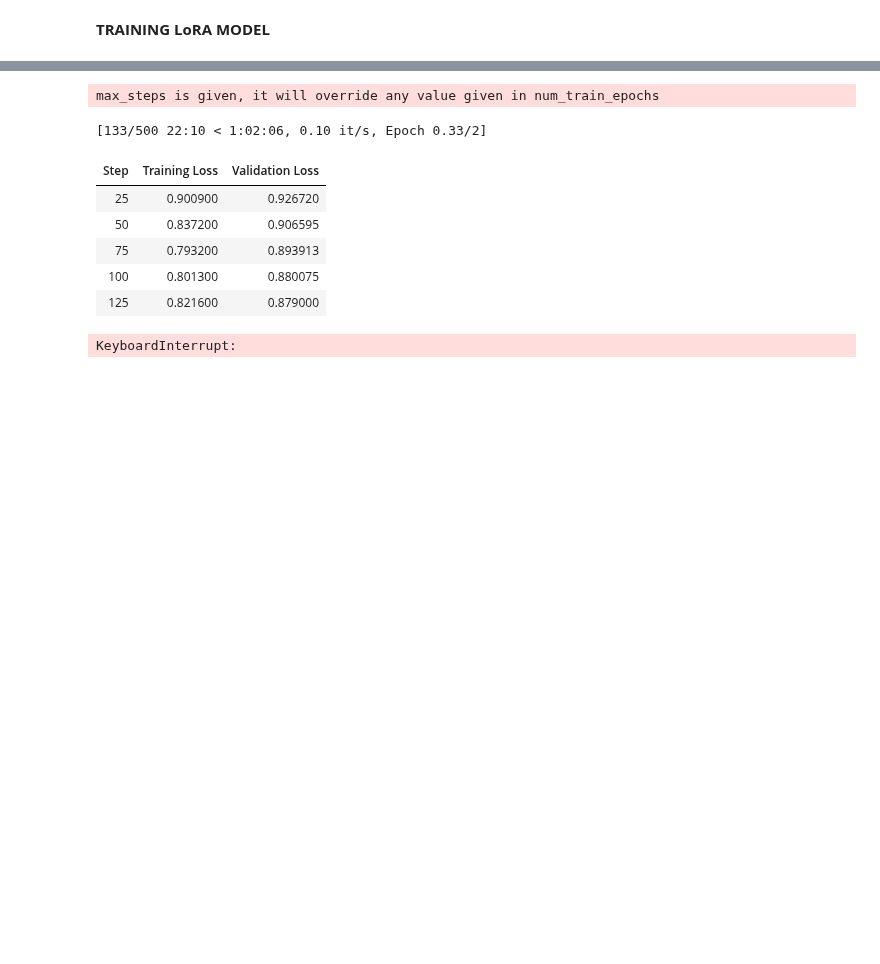
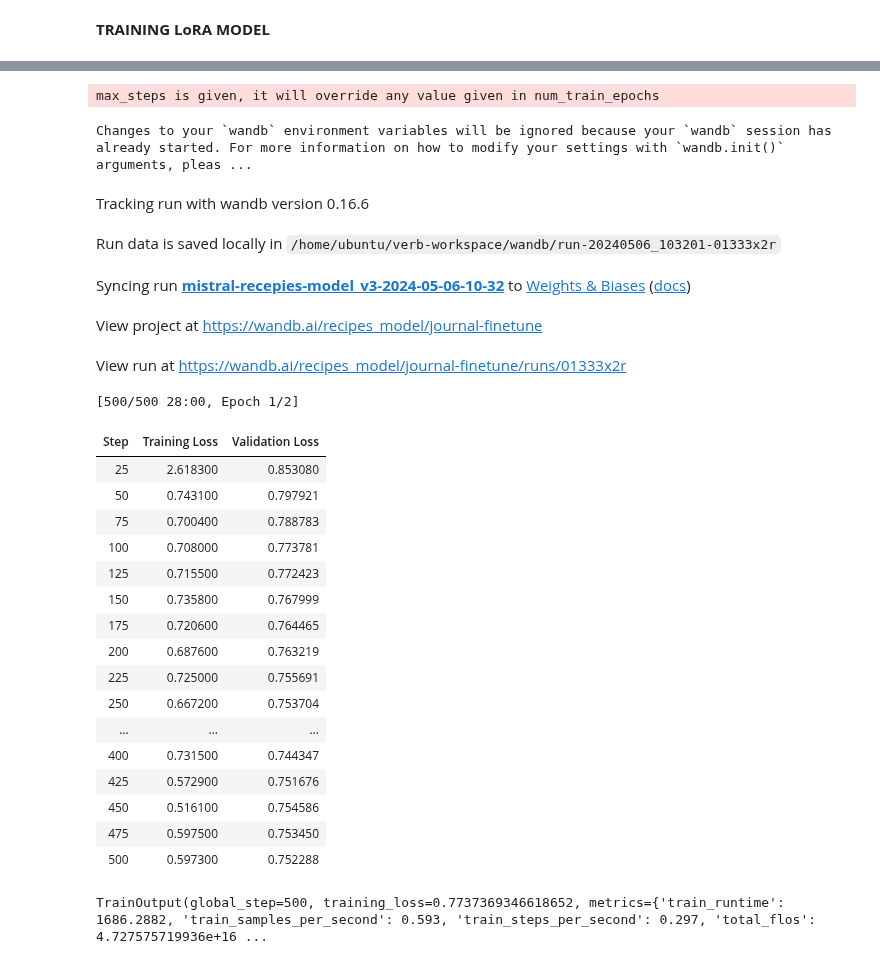
Before and after one commit to MattRamb97/Erasmus_Hardgainers, a Jupyter notebook: Recipes_model_v3.ipynb, the cells around one changed output, grey strips where cells are left out. Cells and saved outputs as stored; diff of their text form; code cells hidden in the pictures; blank space fills up the shorter version.

```diff
--- a/Recipes_model_v3.ipynb
+++ b/Recipes_model_v3.ipynb
@@ -101,7 +104,7 @@ Requirement already satisfied: networkx in /usr/local/lib/python3.10/dist-packag
 Create a formatting_func to structure training examples as prompts.
 # %%
 def formatting_func(ingredients, title, instructions):
-    text = f"Ingredients: {ingredients} ### Expected Output: ### Title: {title} ### Instructions: {instructions}"
+    text = f"### Ingredients: {ingredients}\n### Generate Title and Instructions:\n### Title:{title}\n### Instructions: {instructions}"
 
     return text
 # %% [markdown]
@@ -187,5 +176,5 @@ plot_data_lengths(tokenized_titles, tokenized_ingredients)
 # %%
-max_length = 350  # This was an appropriate max length for my dataset
+max_length = 365  # This was an appropriate max length for my dataset
 
 def generate_and_tokenize_prompt2(ingredients, title, instructions):
 
@@ -390,7 +386,7 @@ from transformers import TrainingArguments, Trainer
 from datetime import datetime
 import torch
 
-project = "recepies-model"
+project = "recepies-model_v3"
 base_model_name = "mistral"
 run_name = base_model_name + "-" + project
 output_dir = "./" + run_name
@@ -400,40 +396,57 @@ trainer = Trainer(
     model=model,
     args=TrainingArguments(
         output_dir='./output',
         warmup_steps=1,
         per_device_train_batch_size=2,
         gradient_accumulation_steps=1,
         gradient_checkpointing=True,
         max_steps=500,
         learning_rate=2.5e-5,
         fp16=True,
         optim="paged_adamw_8bit",
         logging_steps=25,
         logging_dir="./logs",
         save_strategy="steps",
         save_steps=25,
         evaluation_strategy="steps",
         eval_steps=25,
         do_eval=True,
         report_to="wandb",
         run_name=f"{run_name}-{datetime.now().strftime('%Y-%m-%d-%H-%M')}"
     ),
     train_dataset=train_dataset,
     eval_dataset=eval_dataset,
     data_collator=transformers.DataCollatorForLanguageModeling(tokenizer, mlm=False),
 )
 model.config.use_cache = False
 trainer.train()
 # %% [output]
 max_steps is given, it will override any value given in num_train_epochs
-[133/500 22:10 < 1:02:06, 0.10 it/s, Epoch 0.33/2]
+Changes to your `wandb` environment variables will be ignored because your `wandb` session has already started. For more information on how to modify your settings with `wandb.init()` arguments, pleas ...
+Tracking run with wandb version 0.16.6
+Run data is saved locally in /home/ubuntu/verb-workspace/wandb/run-20240506_103201-01333x2r
+Syncing run mistral-recepies-model_v3-2024-05-06-10-32 to Weights & Biases (docs)
+View project at https://wandb.ai/recipes_model/journal-finetune
+View run at https://wandb.ai/recipes_model/journal-finetune/runs/01333x2r
+[500/500 28:00, Epoch 1/2]
 | Step | Training Loss | Validation Loss |
-| 25 | 0.900900 | 0.926720 |
-| 50 | 0.837200 | 0.906595 |
-| 75 | 0.793200 | 0.893913 |
-| 100 | 0.801300 | 0.880075 |
-| 125 | 0.821600 | 0.879000 |
+| 25 | 2.618300 | 0.853080 |
+| 50 | 0.743100 | 0.797921 |
+| 75 | 0.700400 | 0.788783 |
+| 100 | 0.708000 | 0.773781 |
+| 125 | 0.715500 | 0.772423 |
+| 150 | 0.735800 | 0.767999 |
+| 175 | 0.720600 | 0.764465 |
+| 200 | 0.687600 | 0.763219 |
+| 225 | 0.725000 | 0.755691 |
+| 250 | 0.667200 | 0.753704 |
+| ... | ... | ... |
+| 400 | 0.731500 | 0.744347 |
+| 425 | 0.572900 | 0.751676 |
+| 450 | 0.516100 | 0.754586 |
+| 475 | 0.597500 | 0.753450 |
+| 500 | 0.597300 | 0.752288 |
-KeyboardInterrupt:
+TrainOutput(global_step=500, training_loss=0.7737369346618652, metrics={'train_runtime': 1686.2882, 'train_samples_per_second': 0.593, 'train_steps_per_second': 0.297, 'total_flos': 4.727575719936e+16 ...
 # %%
 import torch
 from transformers import AutoTokenizer, AutoModelForCausalLM, BitsAndBytesConfig
```
Also changed, not shown: parts of 12 cells of this notebook.
